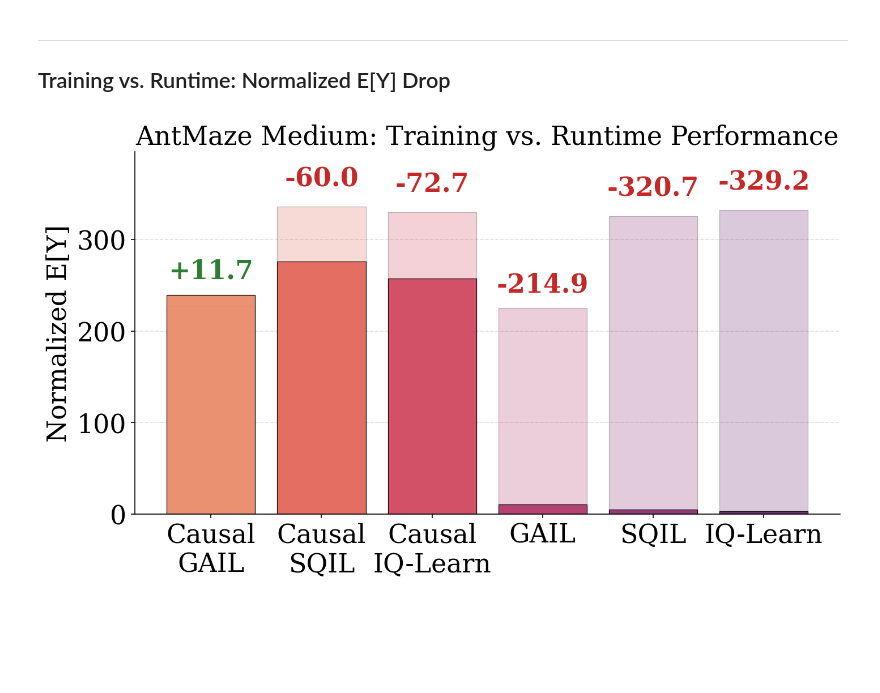
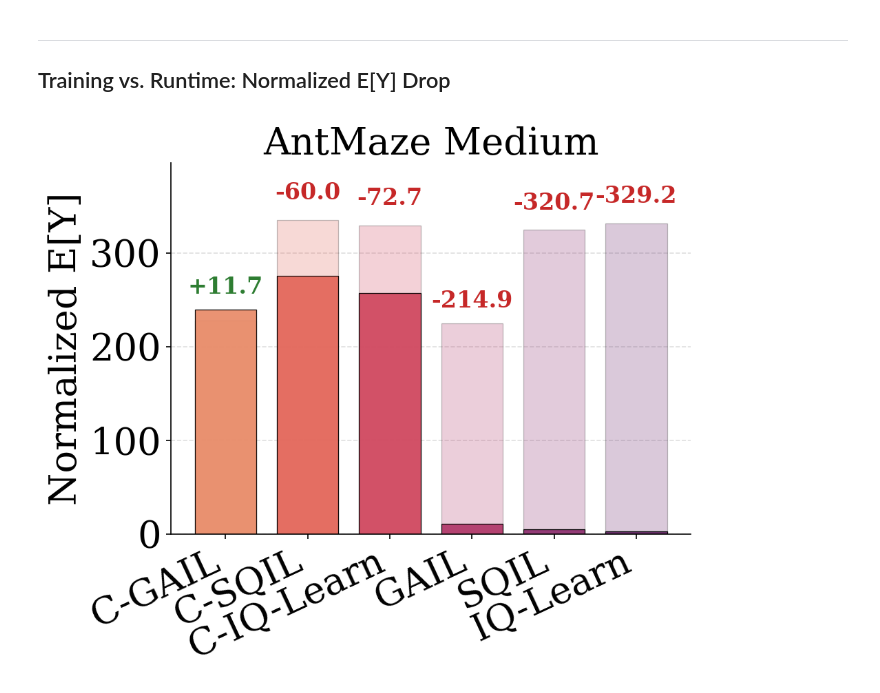
Before and after one commit to CausalAILab/Causal-RL, a Jupyter notebook: examples/experiments/plots_all.ipynb, the cells around one changed output. Saved outputs shown, nothing was run; the diff lists cells and outputs as text; code cells hidden in the pictures; blank space fills up the shorter version.

Commit message:
update plots

```diff
--- a/examples/experiments/plots_all.ipynb
+++ b/examples/experiments/plots_all.ipynb
@@ -10,11 +10,11 @@ import seaborn as sns
 
 plt.rcParams.update({
     "font.family": "serif",
-    "font.size": 22,
-    "axes.titlesize": 22,
-    "axes.labelsize": 22,
-    "xtick.labelsize": 22,
-    "ytick.labelsize": 22,
+    "font.size": 26,
+    "axes.titlesize": 26,
+    "axes.labelsize": 26,
+    "xtick.labelsize": 26,
+    "ytick.labelsize": 26,
     "figure.dpi": 150,
 })
 
@@ -278,7 +278,7 @@ plt.show()
 # Data from results.md (Norm Best Training E[Y] and Norm E[Y] columns)
 
 algorithms = ['CGAIL', 'CSQIL', 'CIQLearn', 'GAIL', 'SQIL', 'IQLearn']
-algo_labels = ['Causal\nGAIL', 'Causal\nSQIL', 'Causal\nIQ-Learn', 'GAIL', 'SQIL', 'IQ-Learn']
+algo_labels = ['C-GAIL', 'C-SQIL', 'C-IQ-Learn', 'GAIL', 'SQIL', 'IQ-Learn']
 
 # AntMaze Medium
 antmed_train_norm = np.array([227.7781, 335.7881, 329.8181, 225.3281, 325.3881, 332.0281])
@@ -302,8 +302,8 @@ HUMMED_RUNTIME_COLORS = sns.color_palette("flare", 6)
 
 x = np.arange(len(algorithms))
 # %%
-fig, ax = plt.subplots(figsize=(10, 6))
-bar_width = 0.8
+fig, ax = plt.subplots(figsize=(7, 6))
+bar_width = 0.75
 
 # Training (background)
 ax.bar(
@@ -334,36 +334,36 @@ ax.bar(
 # Difference labels
 for i in range(len(x)):
     diff = antmed_drop[i]
     sign = '+' if diff >= 0 else ''
     y_pos = max(antmed_train_norm[i], antmed_runtime_norm[i]) * 1.05
 
     ax.text(
         x[i],
         y_pos,
         f'{sign}{diff:.1f}',
         ha='center',
         va='bottom',
-        fontsize=22,
+        fontsize=16,
         fontweight='bold',
-        color='#2E7D32' if diff >= 0 else '#C62828'
+        color='#2E7D32' if diff >= 0 else '#C62828',
     )
 
 ax.set_xticks(x)
-ax.set_xticklabels(algo_labels)
+ax.set_xticklabels(algo_labels, rotation=25, ha='right')
 ax.set_ylabel('Normalized E[Y]')
-ax.set_title('AntMaze Medium: Training vs. Runtime Performance')
+ax.set_title('AntMaze Medium')
 ax.yaxis.grid(True, linestyle='--', alpha=0.4)
 ax.set_axisbelow(True)
 
 # paper-style spines
 ax.spines['top'].set_visible(False)
 ax.spines['right'].set_visible(False)
 
 ax.set_ylim(0, max(max(antmed_train_norm), max(antmed_runtime_norm)) * 1.18)
 
 plt.tight_layout()
 fig.savefig(f'{PLOTS_DIR}/antmed_train_vs_runtime.pdf', dpi=300, bbox_inches='tight')
 plt.show()
 # %% [output]
-[figure, old version]
+[figure, new version]
 # %%
```
Also changed, not shown: parts of 2 cells of this notebook, 3 other files.
